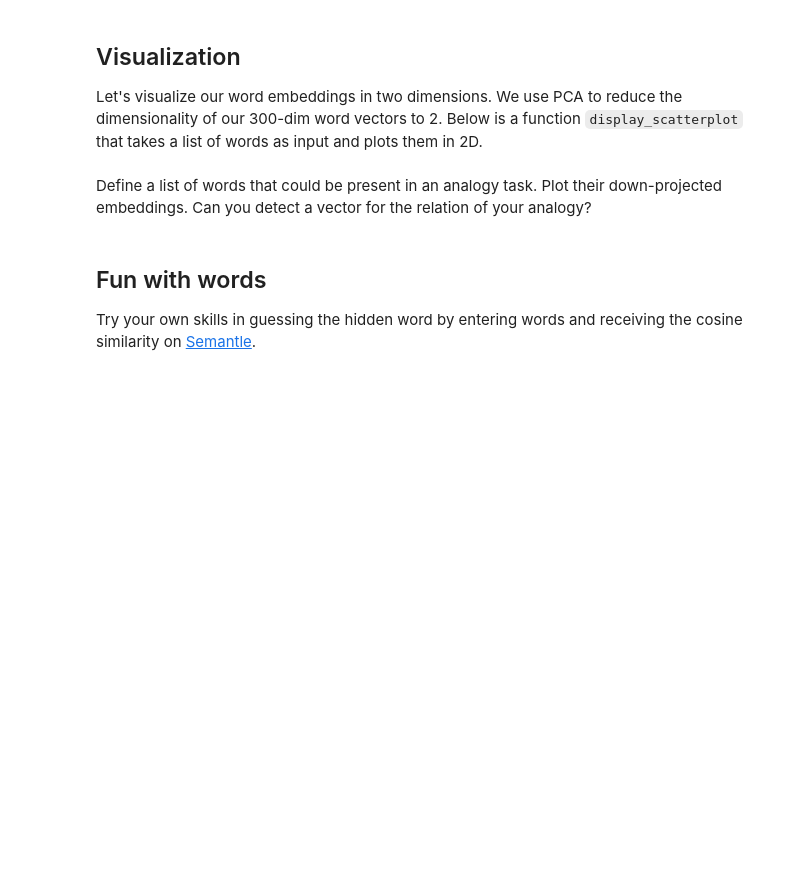
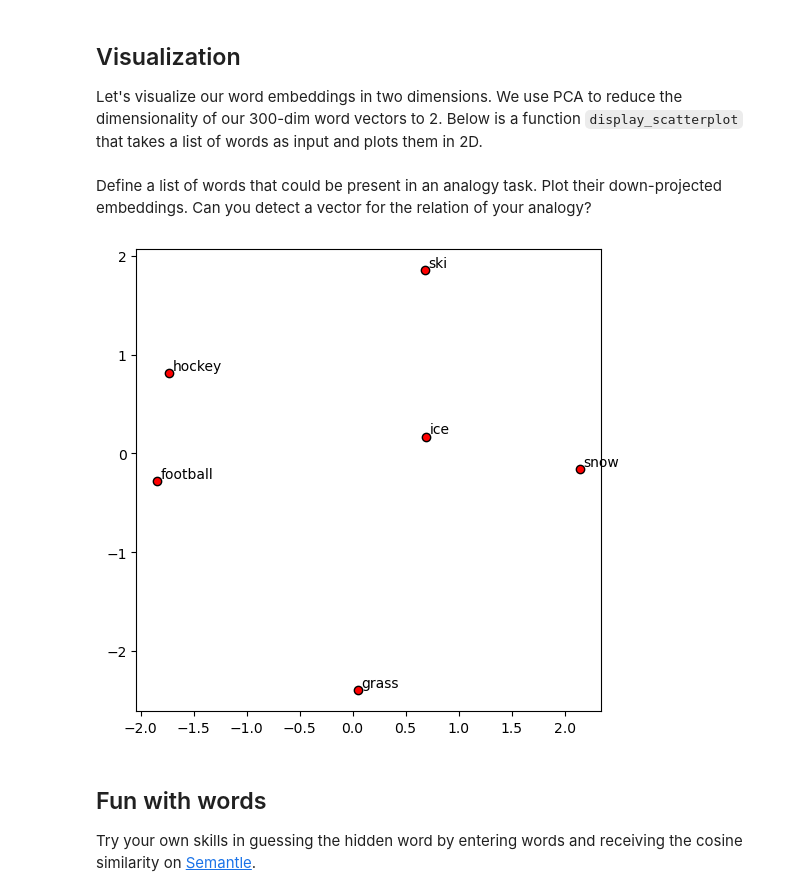
Before and after one commit to aintnoair/nlp, a Jupyter notebook: sw02/word2vec.ipynb, the cells around one changed output. Cells and saved outputs as stored; diff of their text form; code cells hidden in the pictures; blank space fills up the shorter version.

Commit message:
word2vec completed

```diff
--- a/sw02/word2vec.ipynb
+++ b/sw02/word2vec.ipynb
@@ -9,2 +71,12 @@ wv = api.load('word2vec-google-news-300')
 # %% [markdown]
 Let's look at the vector size, vocabulary size and its first 10 and last 5 words.
+# %%
+wv.vector_size
+len(wv)
+
+for index, word in enumerate(wv.index_to_key):
+    if index == 10:
+        break
+    print(f"worod #{index}/{len(wv.index_to_key)} is {word}")
+for index, word in enumerate(wv.index_to_key[-5:], len(wv)-5):
+    print(f"worod #{index}/{len(wv.index_to_key)} is {word}")
@@ -27,3 +123,23 @@ pairs = [
 ]
 # %% [markdown]
 ... compute the word similarity of each pair, once with [sklearn's cosine similarity](https://scikit-learn.org/stable/modules/generated/sklearn.metrics.pairwise.cosine_similarity.html), and once with gensim's similarity.
+# %%
+from sklearn.metrics.pairwise import cosine_similarity
+
+sk_cosine_similarities = []
+
+def cosine_sim(vec1, vec2):
+    vec1 = vec1.reshape(1, -1)
+    vec2 = vec2.reshape(1, -1)
+    return cosine_similarity(vec1, vec2)[0][0]
+
+for x, y in pairs:
+    vec_x = wv[x]
+    vec_y = wv[y]
+
+    similarity_sklearn = cosine_sim(np.array(vec_x), np.array(vec_y))
+
+    sk_cosine_similarities.append((x, y, similarity_sklearn))
+
+for x, y, sim in cosine_similarities:
+    print(f"Cosine similarity between '{x}' and '{y}': {sim}")
@@ -74,6 +237,11 @@ def display_scatterplot(model, words): # assumes all words are in the vocabulary
         plt.text(x + 0.03, y + 0.03, word)
 # %% [markdown]
 Define a list of words that could be present in an analogy task. Plot their down-projected embeddings. Can you detect a vector for the relation of your analogy?
+# %%
+words = ['football', 'grass', 'hockey', 'ice', 'ski', 'snow']
+display_scatterplot(wv, words)
+# %% [output]
+[figure, added]
 # %% [markdown]
 ## Fun with words
 Try your own skills in guessing the hidden word by entering words and receiving the cosine similarity on [Semantle](https://semantle.com/).
```
Also changed, not shown: parts of 12 cells of this notebook.
